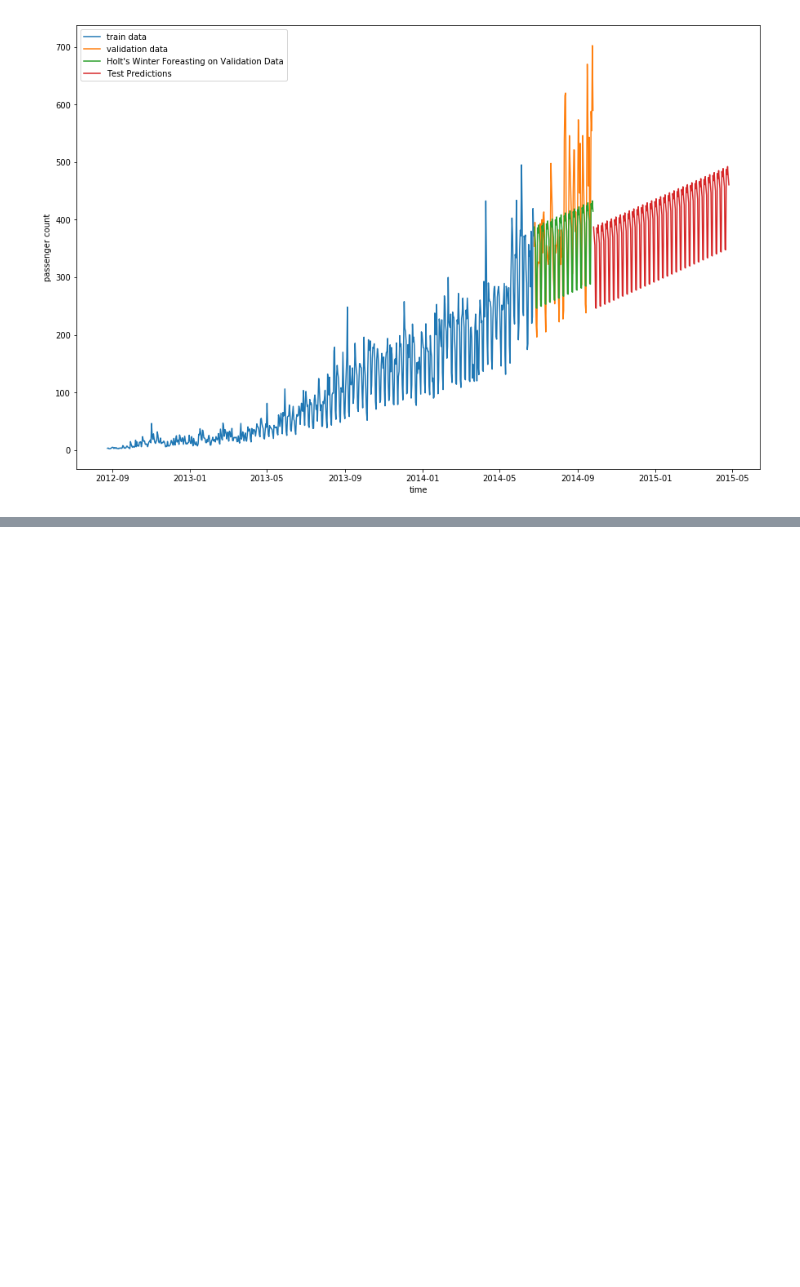
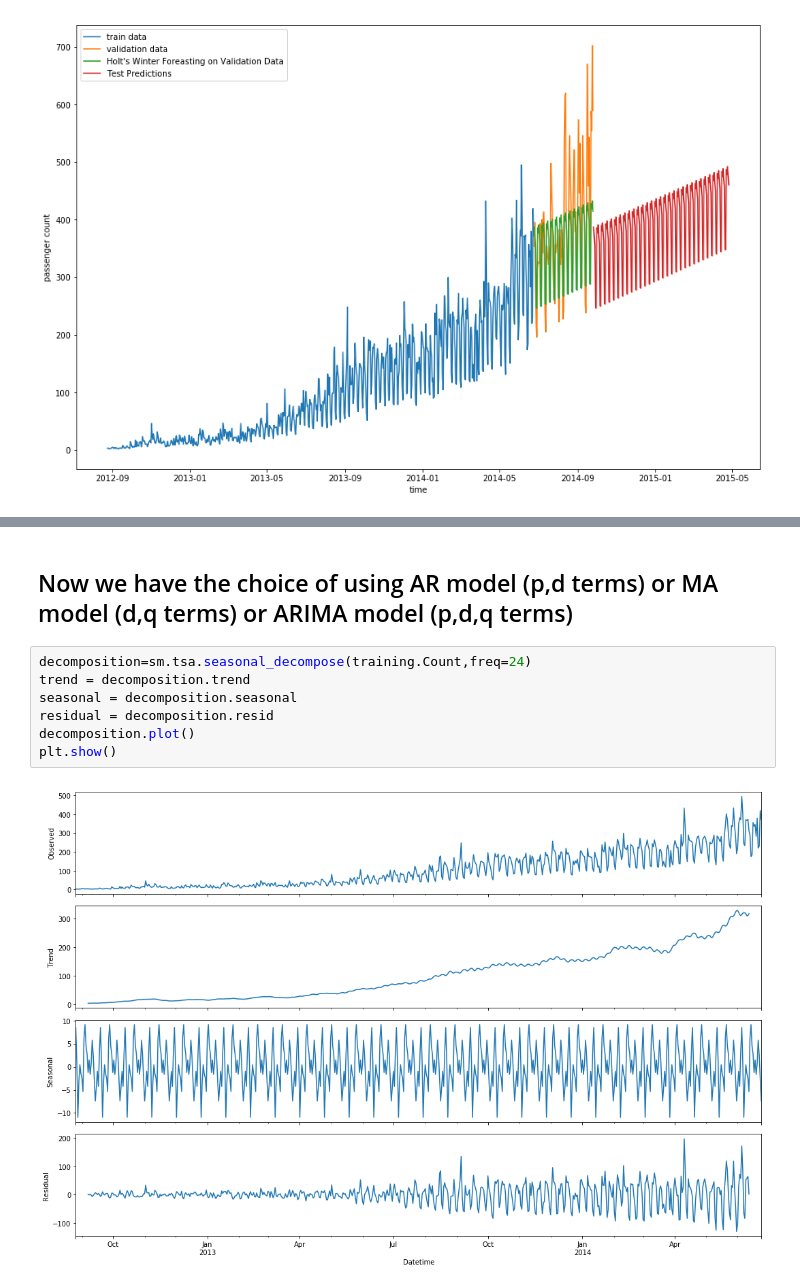
Before and after one commit to TheAbhishekJha/TimeSeries, a Jupyter notebook: TSnotebook.ipynb, the cells around one changed output, grey strips where cells are left out. Cells and saved outputs as stored; diff of their text form; blank space fills up the shorter version.

```diff
--- a/TSnotebook.ipynb
+++ b/TSnotebook.ipynb
@@ -623,0 +688,11 @@ plt.legend(['train data','validation data',"Holt's Winter Foreasting on Validati
+# %% [markdown]
+## Now we have the choice of using AR model (p,d terms) or MA model (d,q terms) or ARIMA model (p,d,q terms)
+# %%
+decomposition=sm.tsa.seasonal_decompose(training.Count,freq=24)
+trend = decomposition.trend
+seasonal = decomposition.seasonal
+residual = decomposition.resid
+decomposition.plot()
+plt.show()
+# %% [output]
+[figure, added]
```
Also changed, not shown: parts of 33 cells of this notebook.
